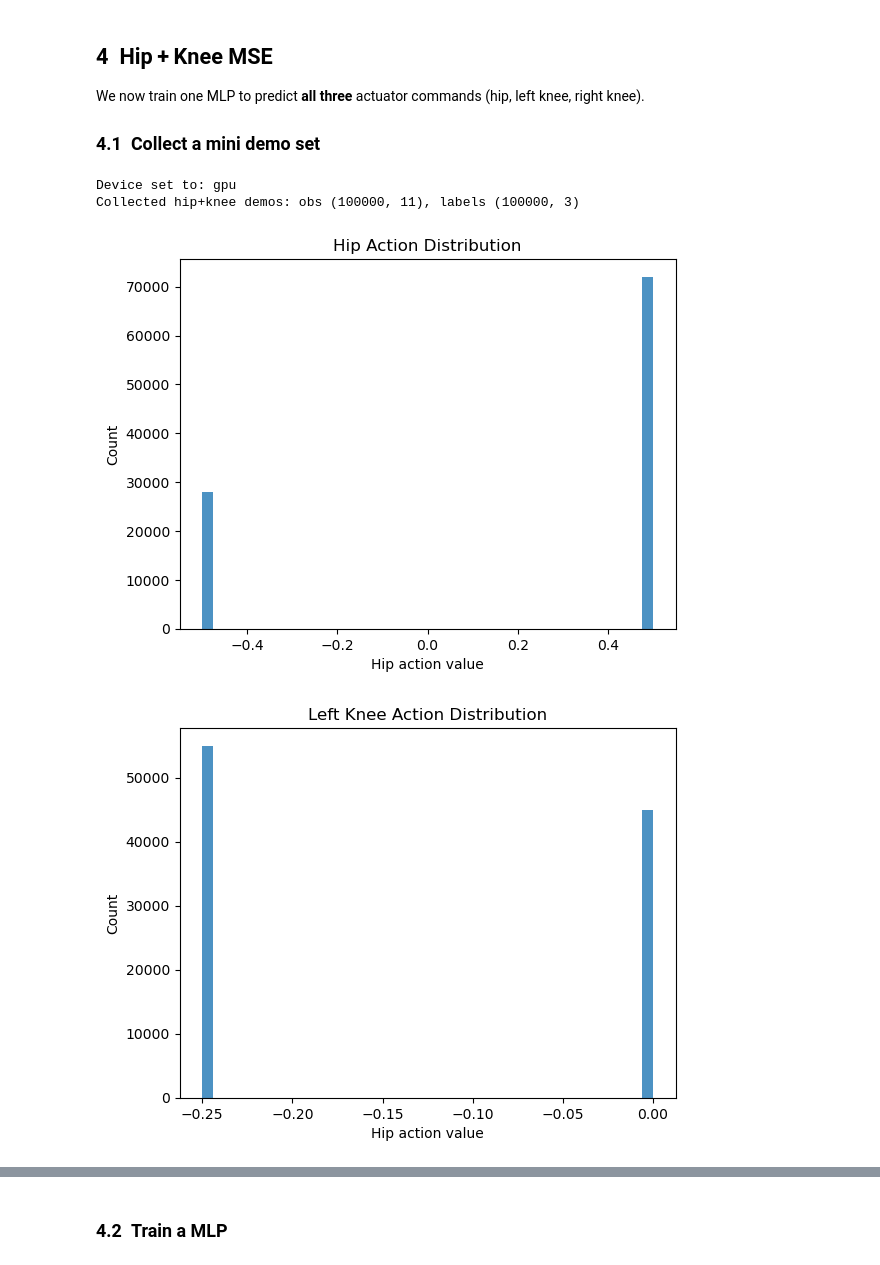
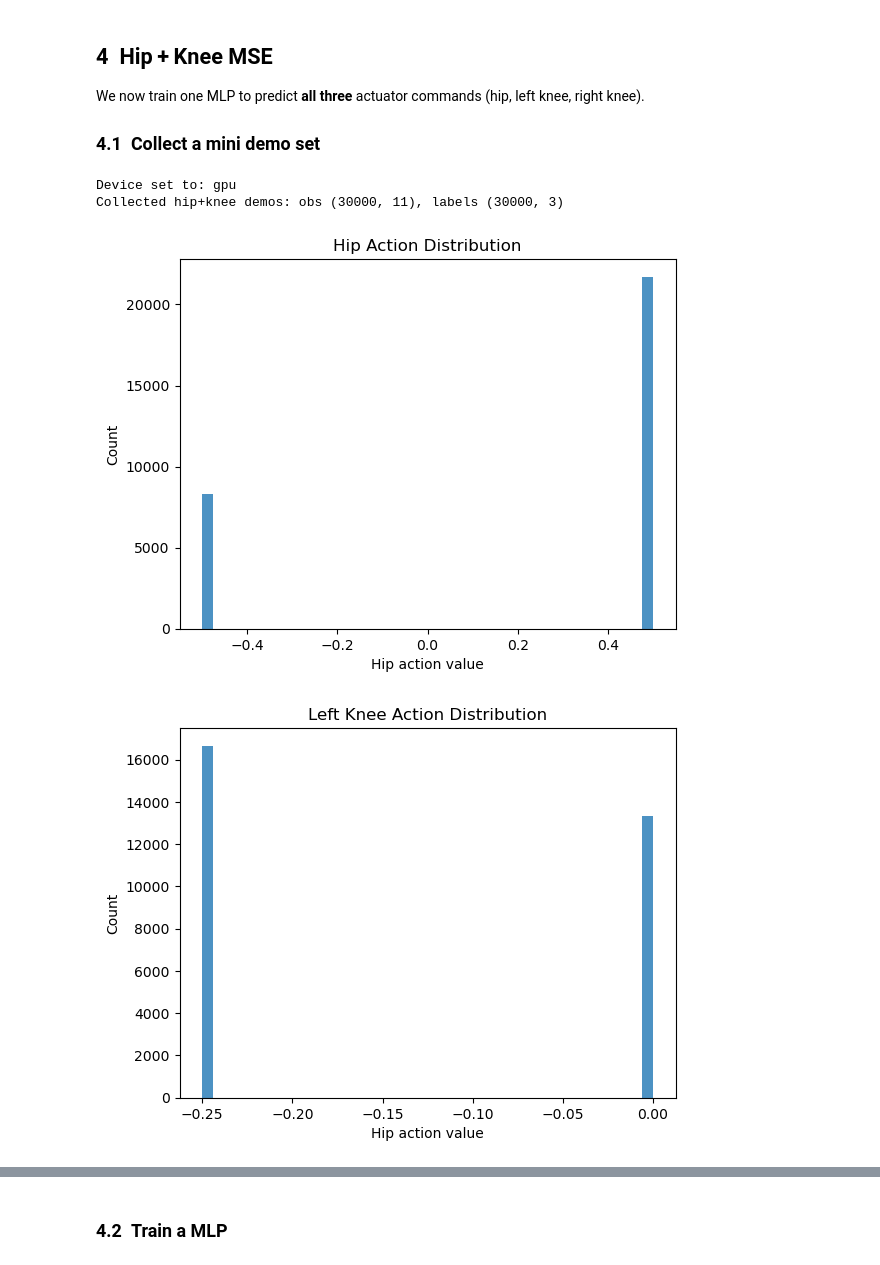
Before and after one commit to yunusdanabas/passive_walker_rl, a Jupyter notebook: passive_walker/bc/BehaviourClonning.ipynb, the cells around one changed output, grey strips where cells are left out. Drawn from its saved outputs; the diff is of its cells as text; code cells hidden in the pictures.

```diff
--- a/passive_walker/bc/BehaviourClonning.ipynb
+++ b/passive_walker/bc/BehaviourClonning.ipynb
@@ -275,31 +258,31 @@ We now train one MLP to predict **all three** actuator commands (hip, left knee,
 # %%
 from passive_walker.bc.hip_knee_mse import set_device, XML_PATH
 from passive_walker.bc.hip_knee_mse.collect import collect_demo_data
 from passive_walker.envs.mujoco_fsm_env import PassiveWalkerEnv
 
 # 1) CPU/GPU toggle
 set_device(USE_GPU_NOTEBOOK)
 
 # 2) Collect demos
-DEMO_STEPS_HK = 100_000
+DEMO_STEPS_HK = 30_000
 
 env_hk = PassiveWalkerEnv(
     xml_path=str(XML_PATH),
     simend=30,
     use_nn_for_hip=False,
     use_nn_for_knees=False,
     use_gui=False
 )
 obs_hk, labels_hk = collect_demo_data(env_hk, num_steps=DEMO_STEPS_HK)
 env_hk.close()
 
 # 3) Report & visualize
 print(f"Collected hip+knee demos: obs {obs_hk.shape}, labels {labels_hk.shape}")
 plot_label_hist(np.array(labels_hk[:,0]), title="Hip Action Distribution")
 plot_label_hist(np.array(labels_hk[:,1]), title="Left Knee Action Distribution")
 plot_label_hist(np.array(labels_hk[:,2]), title="Right Knee Action Distribution")
 # %% [output]
 Device set to: gpu
-Collected hip+knee demos: obs (100000, 11), labels (100000, 3)
+Collected hip+knee demos: obs (30000, 11), labels (30000, 3)
-[figure, old version]
+[figure, new version]
-[figure, old version]
+[figure, new version]
```
Also changed, not shown: parts of 14 cells of this notebook, 6 other files.
